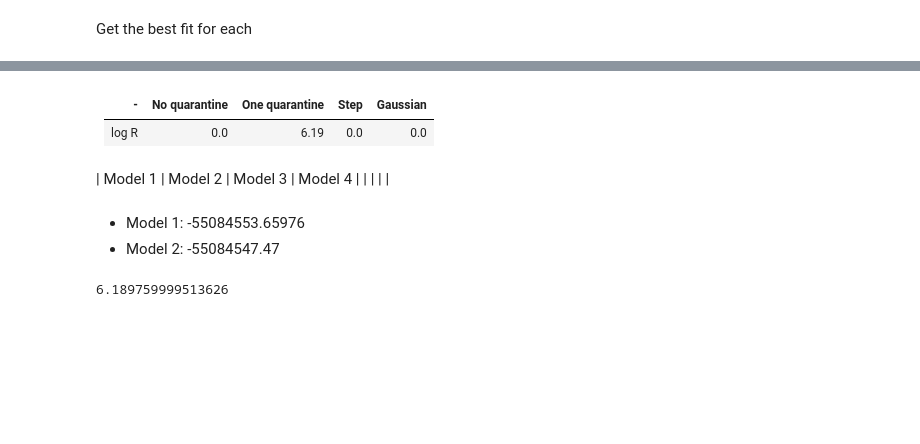
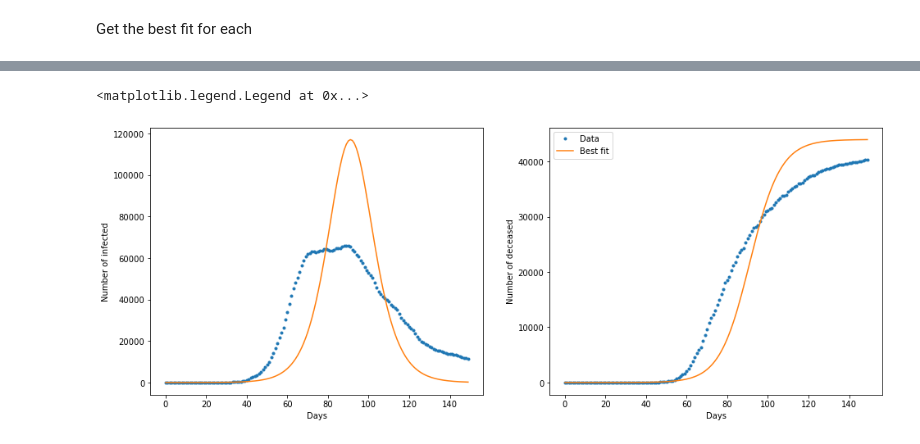
Before and after one commit to Pablo-Lemos/covid_mcmc, a Jupyter notebook: notebooks/where_earth_meets_the_sky.ipynb, the cells around one changed output, grey strips where cells are left out. Cells and saved outputs as stored; diff of their text form; code cells hidden in the pictures; blank space fills up the shorter version.

```diff
--- a/notebooks/where_earth_meets_the_sky.ipynb
+++ b/notebooks/where_earth_meets_the_sky.ipynb
@@ -304,6 +138,5 @@ import getdist.plots as gdplt
 Load the chains
 # %%
 gdsamples_1 = loadMCSamples('../chains/simple', settings={'smooth_scale_2D':0.6, 'smooth_scale_1D':0.5})
-#gdsamples_2 = loadMCSamples('../chains/quarantine_simple', settings={'smooth_scale_2D':0.6, 'smooth_scale_1D':0.5})
-#gdsamples_3 = loadMCSamples('../chains/quarantine_step', settings={'smooth_scale_2D':0.6, 'smooth_scale_1D':0.5})
-#gdsamples_4 = loadMCSamples('../chains/quarantine_gaussian', settings={'smooth_scale_2D':0.6, 'smooth_scale_1D':0.5})
+gdsamples_2 = loadMCSamples('../chains/quarantine_simple', settings={'smooth_scale_2D':0.6, 'smooth_scale_1D':0.5})
+gdsamples_3 = loadMCSamples('../chains/quarantine_global', settings={'smooth_scale_2D':0.6, 'smooth_scale_1D':0.5})
@@ -339,31 +169,21 @@ plt.legend()
 # %%
 beta_bf = bestfit2['beta']
 gamma_bf = bestfit2['gamma']
 mu_bf = bestfit2['mu']
+q_bf = bestfit2['q']
 S_bf, I_bf, Q_bf, R_bf, D_bf = integrate_SIR(S0, I0, Q0, R0, D0, ndays, beta_bf, gamma_bf, q_bf, mu_bf)
 
 fig, (ax1, ax2) = plt.subplots(nrows=1, ncols = 2, figsize = (16, 6))
 ax1.plot(I_data, '.')
 ax1.plot(I_bf)
 ax1.set_ylabel('Number of infected')
 ax1.set_xlabel('Days')
 
 ax2.plot(D_data, '.', label = 'Data')
 ax2.plot(D_bf, label = 'Best fit')
 ax2.set_ylabel('Number of deceased')
 ax2.set_xlabel('Days')
 plt.legend()
+# %% [output]
+<matplotlib.legend.Legend at 0x...>
+[figure, added]
-# %% [markdown]
-| - | No quarantine | One quarantine | Step | Gaussian |
-| --- | --- | --- | --- | --- |
-| log R | 0.0 | 6.19 | 0.0 | 0.0 |
-# %% [markdown]
-| Model 1 | Model 2 | Model 3 | Model 4 |
-| | | |
-# %% [markdown]
-- Model 1: -55084553.65976
-- Model 2: -55084547.47
-# %%
--55084547.47 +55084553.65976
-# %% [output]
-6.189759999513626
```
Also changed, not shown: parts of 19 cells of this notebook, 3 other files.
